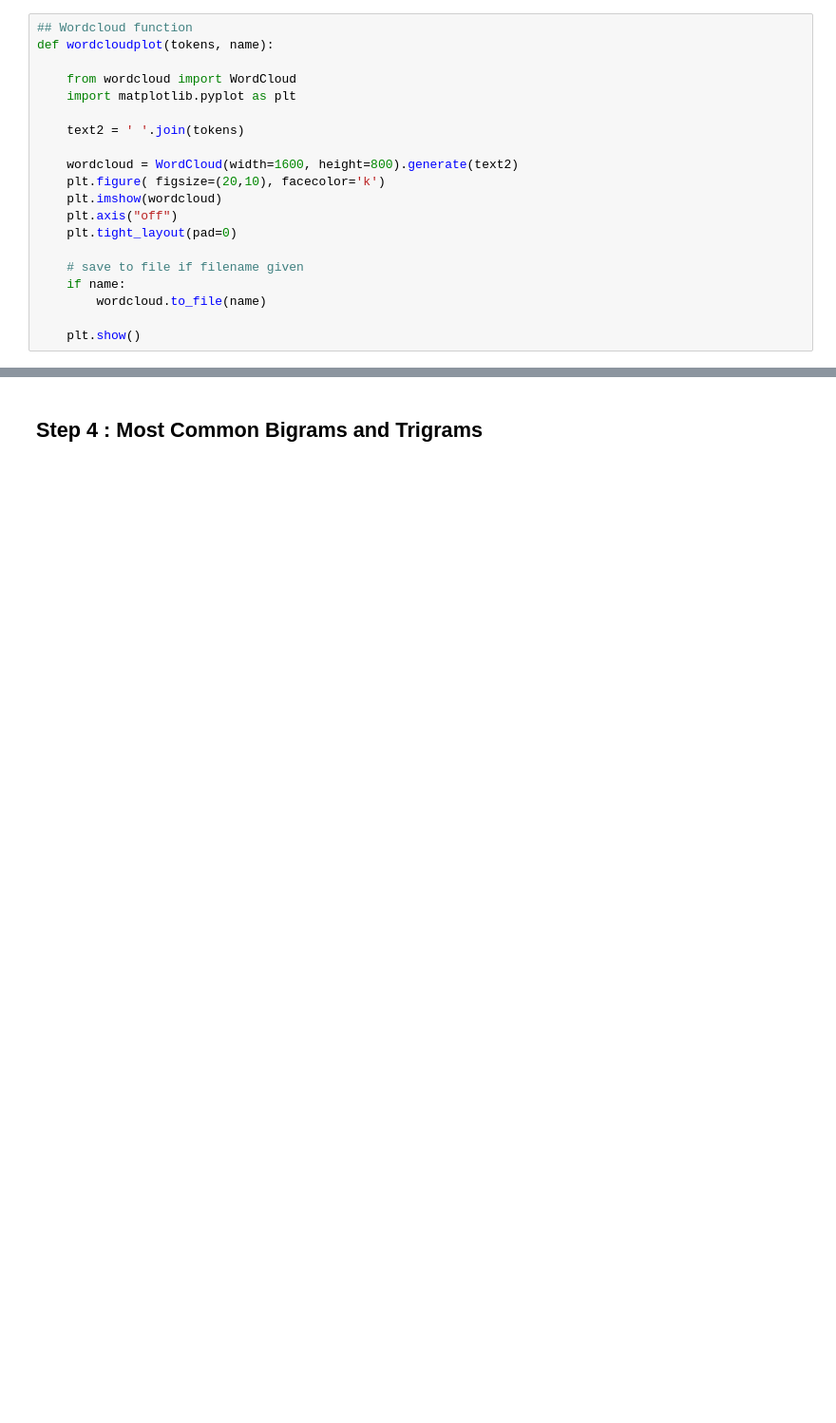
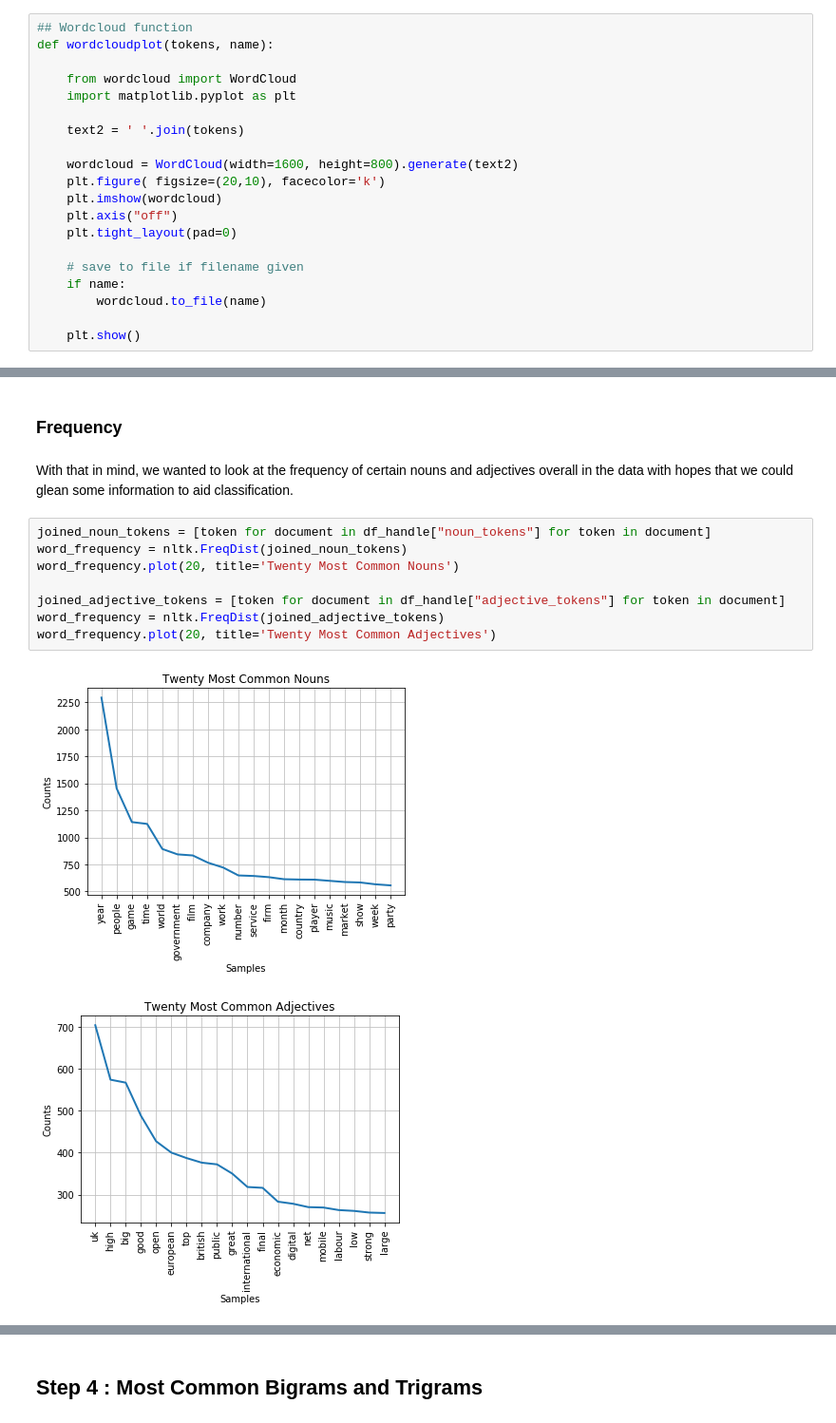
Before and after one commit to L-brierton/Text-Analytics-College-Project, a Jupyter notebook: Homework 2.ipynb, the cells around one changed output, grey strips where cells are left out. Shown at 95% size. Drawn from its saved outputs; the diff is of its cells as text; blank space fills up the shorter version.

```diff
--- a/Homework 2.ipynb
+++ b/Homework 2.ipynb
@@ -186,0 +241,15 @@ Comments on this...
+# %% [markdown]
+### Frequency
+# %% [markdown]
+With that in mind, we wanted to look at the frequency of certain nouns and adjectives overall in the data with hopes that we could glean some information to aid classification.
+# %%
+joined_noun_tokens = [token for document in df_handle["noun_tokens"] for token in document]
+word_frequency = nltk.FreqDist(joined_noun_tokens)
+word_frequency.plot(20, title='Twenty Most Common Nouns')
+
+joined_adjective_tokens = [token for document in df_handle["adjective_tokens"] for token in document]
+word_frequency = nltk.FreqDist(joined_adjective_tokens)
+word_frequency.plot(20, title='Twenty Most Common Adjectives')
+# %% [output]
+[figure, added]
+[figure, added]
```
Also changed, not shown: parts of 34 cells of this notebook.
